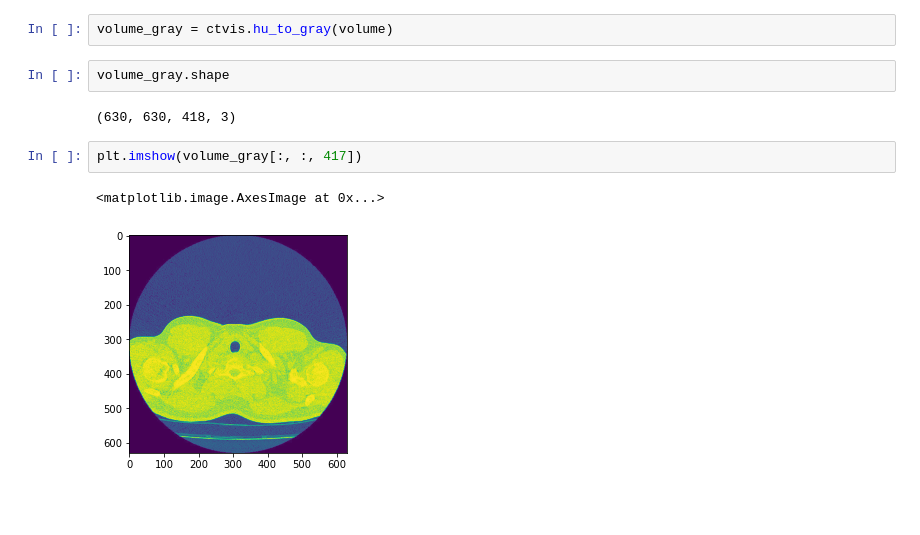
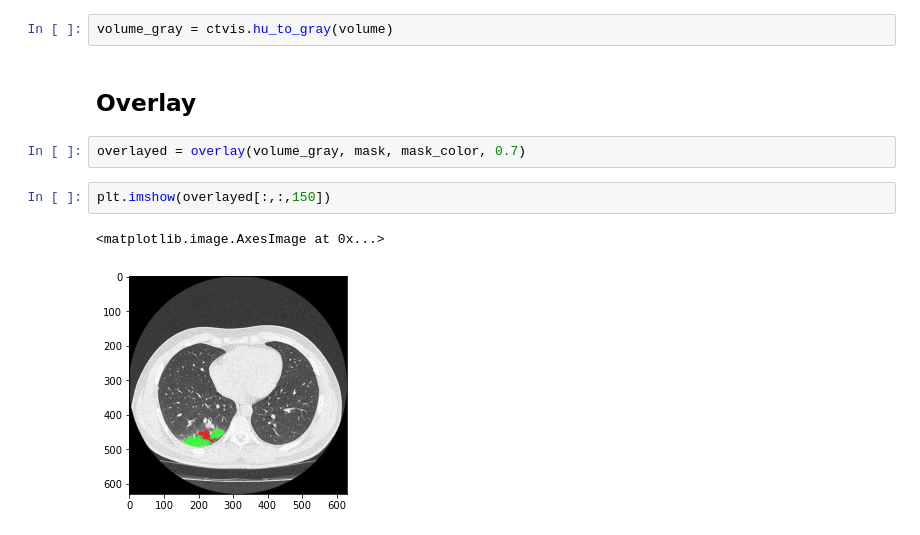
Before and after one commit to lotten30/python-lesson, a Jupyter notebook: datascientistus/Sec.9_Excercize.ipynb, the cells around one changed output. Drawn from its saved outputs; the diff is of its cells as text; blank space fills up the shorter version.

```diff
--- a/datascientistus/Sec.9_Excercize.ipynb
+++ b/datascientistus/Sec.9_Excercize.ipynb
@@ -52,12 +55,12 @@ mask = ctvis.load_nifti(df.iloc[0]['FilePathMask'])
 mask_color = ctvis.label_color(mask)
 # %%
 volume_gray = ctvis.hu_to_gray(volume)
-# %%
-volume_gray.shape
-# %% [output]
-(630, 630, 418, 3)
+# %% [markdown]
+## Overlay
+# %%
+overlayed = overlay(volume_gray, mask, mask_color, 0.7)
 # %%
-plt.imshow(volume_gray[:, :, 417])
+plt.imshow(overlayed[:,:,150])
 # %% [output]
 <matplotlib.image.AxesImage at 0x...>
-[figure, old version]
+[figure, new version]
```
Also changed, not shown: parts of 1 cell of this notebook, 1 other file.
